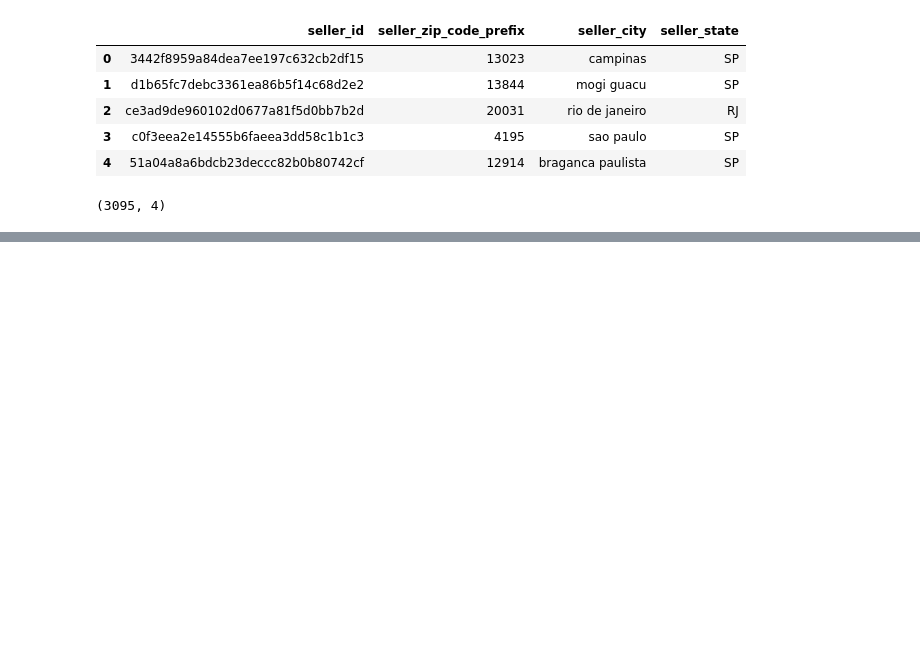
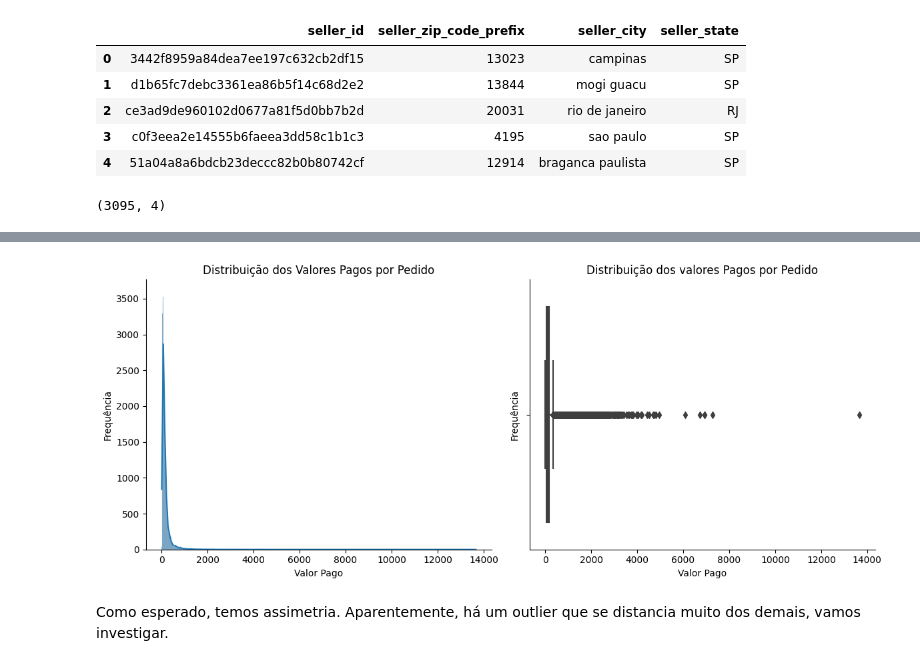
Before and after one commit to allmeidaapedro/Olist-Analysis, a Jupyter notebook: eda.ipynb, the cells around one changed output, grey strips where cells are left out. Cells and saved outputs as stored; diff of their text form; code cells hidden in the pictures; blank space fills up the shorter version.

```diff
--- a/eda.ipynb
+++ b/eda.ipynb
@@ -243,0 +272,6 @@ seller_data.head()
+# %%
+order_data = pd.merge(left=orders, right=customer_data, on='customer_id', how='left').drop(columns=['customer_id', 'geolocation_lat', 'geolocation_lng', 'order_approved_at', 'order_delivered_carrier_date', 'order_delivered_customer_date', 'order_estimated_delivery_date', 'order_status'])
+
+order_data = pd.merge(left=order_data, right=payments_grouped, on='order_id', how='left')
+
+order_data
@@ -249,0 +384,2 @@ df = ord_cust_prod_pay.copy()
+# %%
+order_data.dropna(inplace=True)
@@ -249,0 +489,3 @@ df = ord_cust_prod_pay.copy()
+# %%
+pmt_zero = order_data.loc[order_data['payment_value'] == 0].index
+order_data.drop(pmt_zero, inplace=True)
@@ -249,0 +504,24 @@ df = ord_cust_prod_pay.copy()
+# %%
+fig, axes = plt.subplots(1, 2, figsize=(12, 5))
+
+sns.histplot(data=order_data, x='payment_value', kde=True, ax=axes[0])
+axes[0].set_title('Distribuição dos Valores Pagos por Pedido')
+axes[0].set_xlabel('Valor Pago')
+axes[0].set_ylabel('Frequência')
+
+sns.boxplot(data=order_data, x='payment_value', ax=axes[1])
+axes[1].set_title('Distribuição dos valores Pagos por Pedido')
+axes[1].set_xlabel('Valor Pago')
+axes[1].set_ylabel('Frequência')
+
+axes[0].spines['right'].set_visible(False)
+axes[0].spines['top'].set_visible(False)
+axes[1].spines['right'].set_visible(False)
+axes[1].spines['top'].set_visible(False)
+
+plt.tight_layout()
+plt.show()
+# %% [output]
+[figure, added]
+# %% [markdown]
+Como esperado, temos assimetria. Aparentemente, há um outlier que se distancia muito dos demais, vamos investigar.
```
Also changed, not shown: parts of 66 cells of this notebook.
